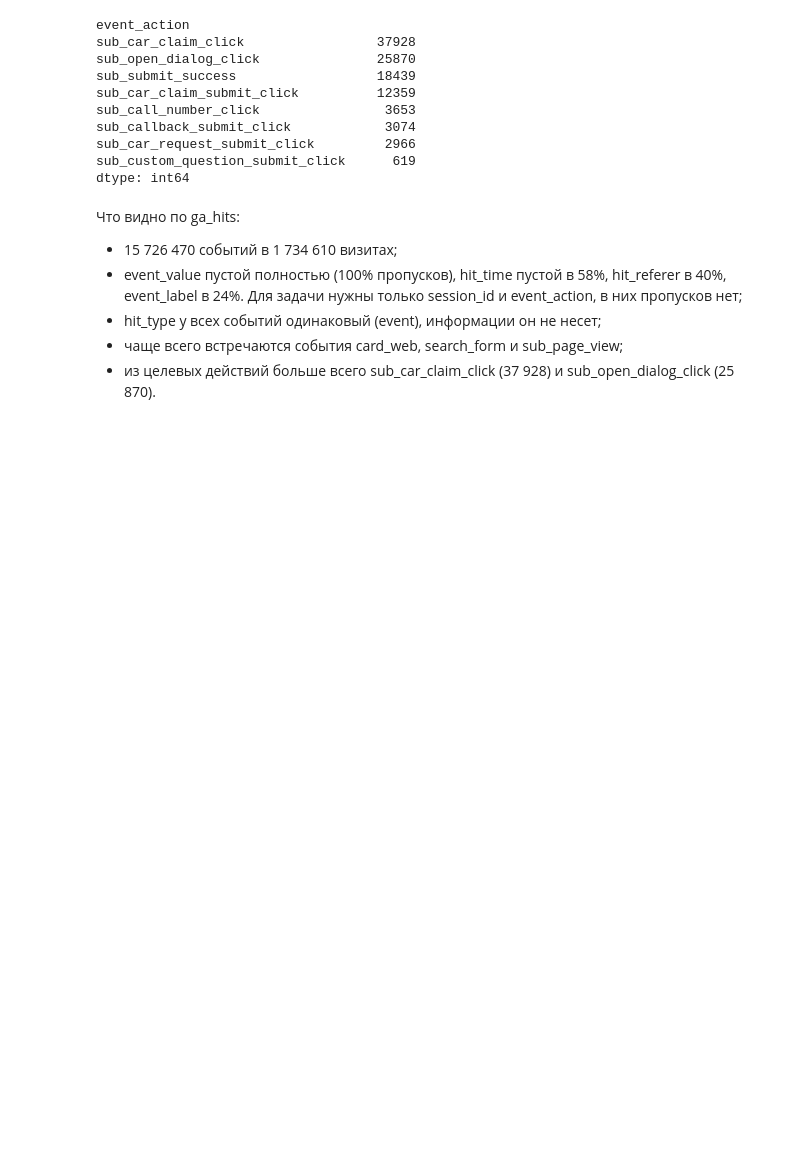
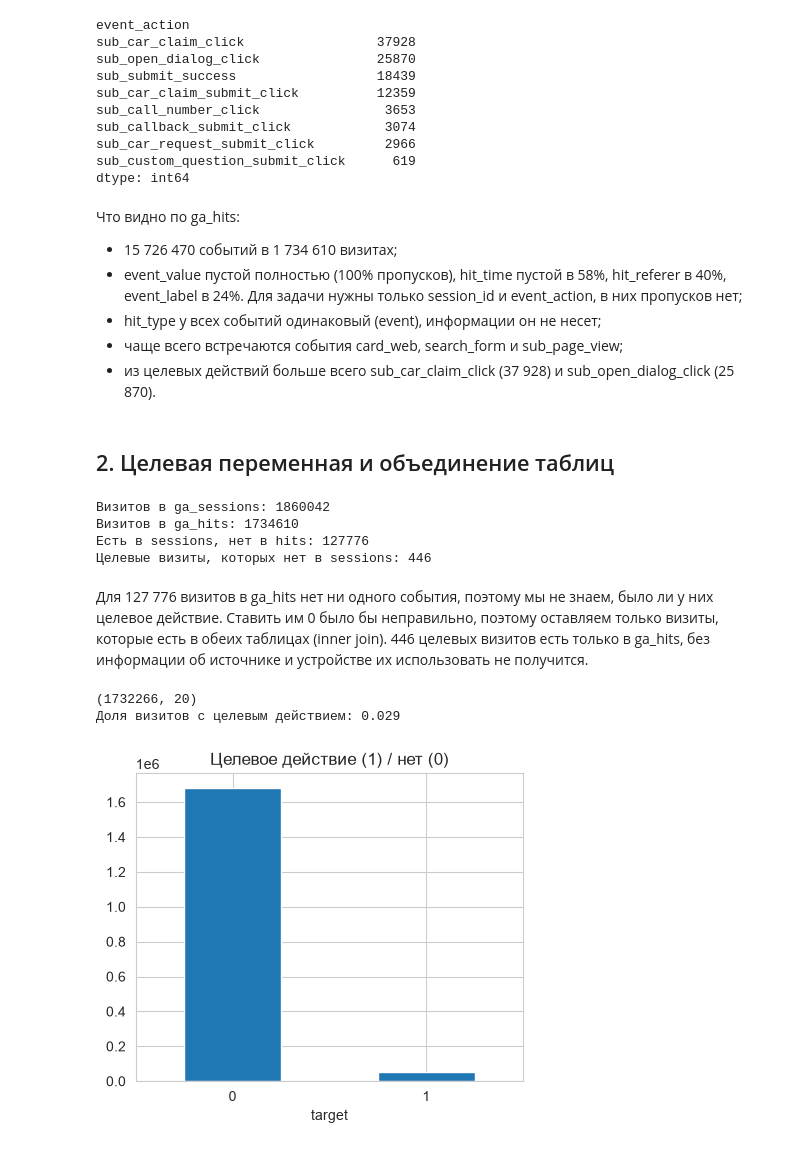
Before and after one commit to Alikonchik-Kaedahara/sber_auto_subscription, a Jupyter notebook: 01_EDA.ipynb, the cells around one changed output. Saved outputs shown, nothing was run; the diff lists cells and outputs as text; code cells hidden in the pictures; blank space fills up the shorter version.

Commit message:
target from ga_hits, join with sessions

```diff
--- a/01_EDA.ipynb
+++ b/01_EDA.ipynb
@@ -158,3 +158,37 @@ dtype: int64
 - hit_type у всех событий одинаковый (event), информации он не несет;
 - чаще всего встречаются события card_web, search_form и sub_page_view;
 - из целевых действий больше всего sub_car_claim_click (37 928) и sub_open_dialog_click (25 870).
+# %% [markdown]
+## 2. Целевая переменная и объединение таблиц
+# %%
+target = pd.DataFrame({'session_id': hits_per_session.index,
+                       'hits_count': hits_per_session.values})
+target['target'] = target['session_id'].isin(target_sessions).astype(int)
+target.to_csv('data/target.csv', index=False)
+
+print('Визитов в ga_sessions:', sessions['session_id'].nunique())
+print('Визитов в ga_hits:', target['session_id'].nunique())
+print('Есть в sessions, нет в hits:', (~sessions['session_id'].isin(target['session_id'])).sum())
+print('Целевые визиты, которых нет в sessions:', len(target_sessions - set(sessions['session_id'])))
+# %% [output]
+Визитов в ga_sessions: 1860042
+Визитов в ga_hits: 1734610
+Есть в sessions, нет в hits: 127776
+Целевые визиты, которых нет в sessions: 446
+# %% [markdown]
+Для 127 776 визитов в ga_hits нет ни одного события, поэтому мы не знаем, было ли у них целевое действие. Ставить им 0 было бы неправильно, поэтому оставляем только визиты, которые есть в обеих таблицах (inner join). 446 целевых визитов есть только в ga_hits, без информации об источнике и устройстве их использовать не получится.
+# %%
+df = sessions.merge(target, on='session_id', how='inner')
+print(df.shape)
+print('Доля визитов с целевым действием:', round(df['target'].mean(), 4))
+# %% [output]
+(1732266, 20)
+Доля визитов с целевым действием: 0.029
+# %%
+plt.figure(figsize=(5, 4))
+df['target'].value_counts().plot(kind='bar')
+plt.title('Целевое действие (1) / нет (0)')
+plt.xticks(rotation=0)
+plt.show()
+# %% [output]
+[figure, added]
```
